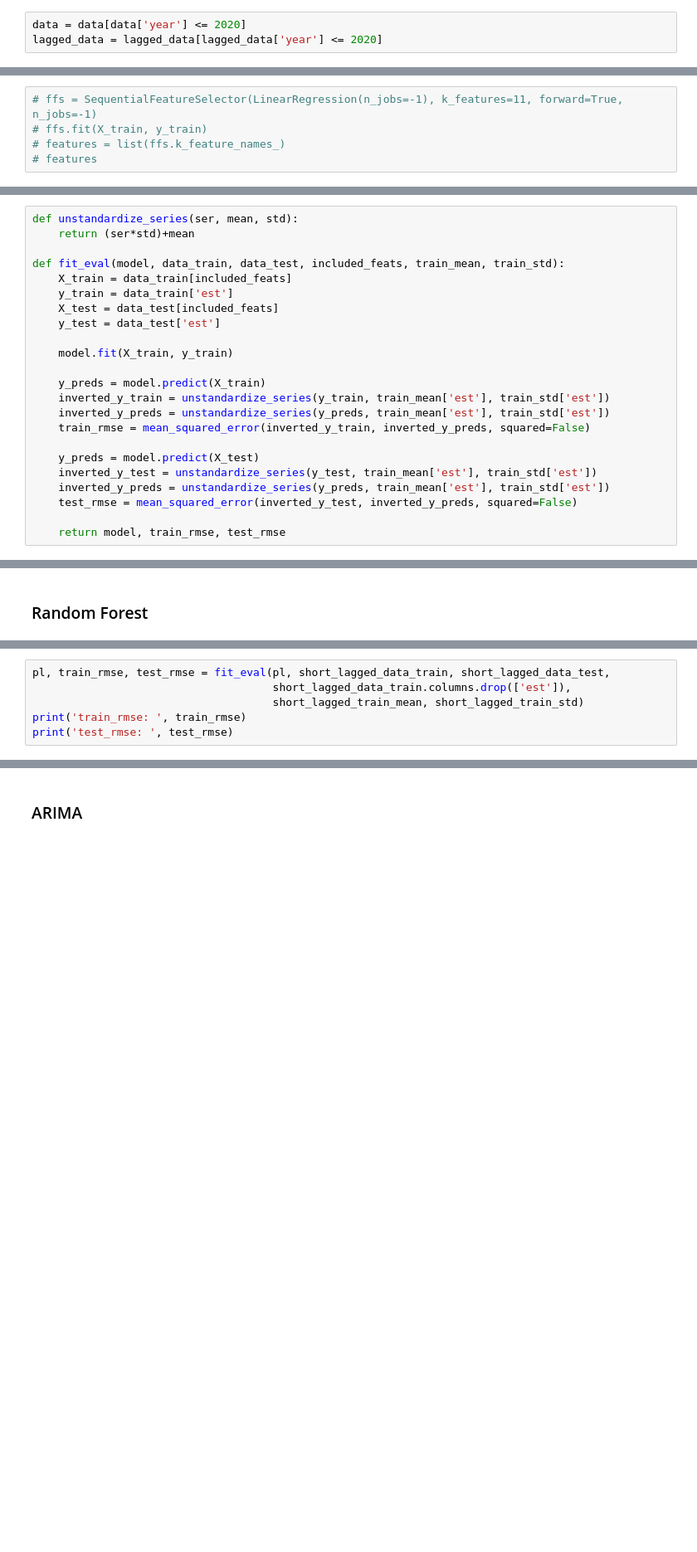
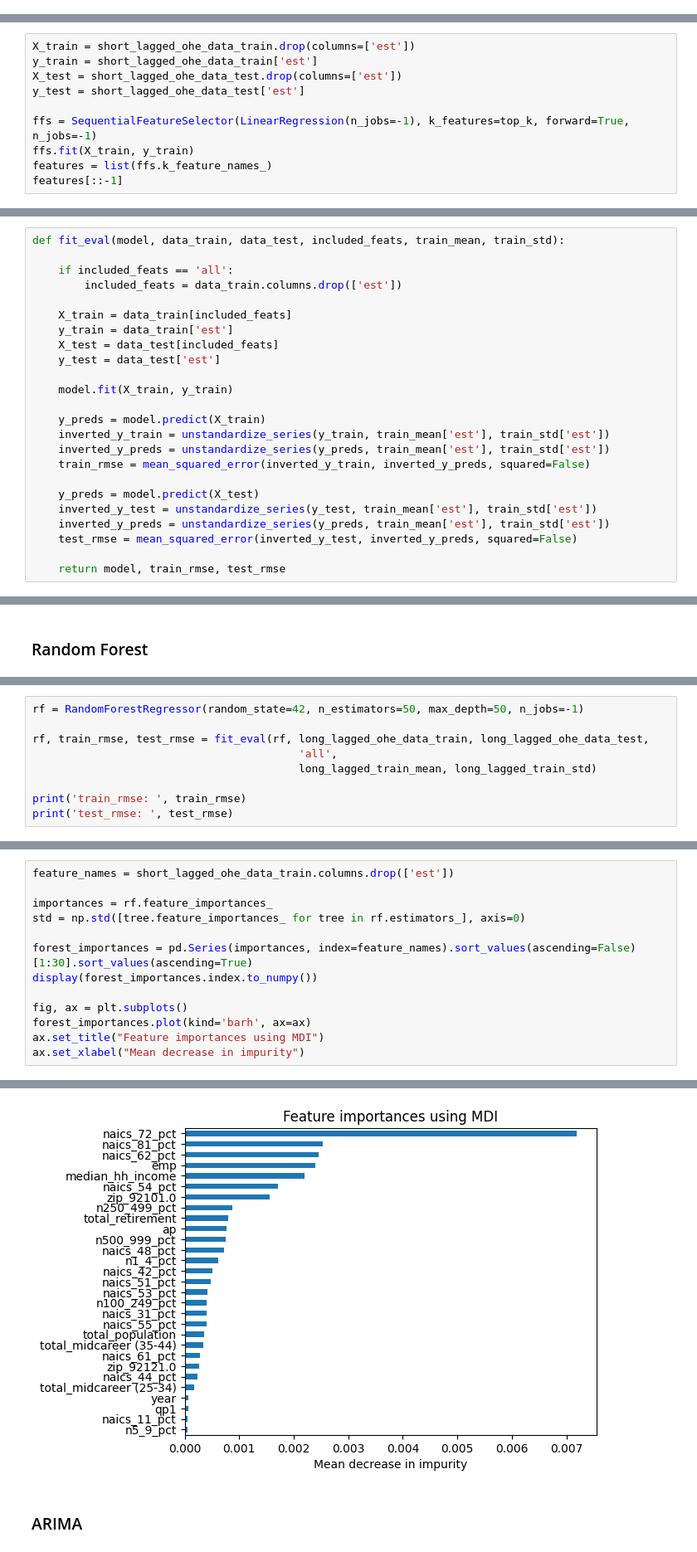
Before and after one commit to inno-apfel/DSC180A-Q1-Project, a Jupyter notebook: notebooks/development/final_model_eval.ipynb, the cells around one changed output, grey strips where cells are left out. Shown at 83% size. Saved outputs shown, nothing was run; the diff lists cells and outputs as text; blank space fills up the shorter version.

```diff
--- a/notebooks/development/final_model_eval.ipynb
+++ b/notebooks/development/final_model_eval.ipynb
@@ -71,9 +35,6 @@ data = pd.read_csv(file_path)
 # %%
 file_path = '../../src/data/temp/lagged_zbp_totals_with_features.csv'
 lagged_data = pd.read_csv(file_path)
-# %%
-data = data[data['year'] <= 2020]
-lagged_data = lagged_data[lagged_data['year'] <= 2020]
 # %% [markdown]
 # Drop Categorical Flags
 # %%
@@ -134,5 +156,10 @@ long_lagged_data_test = (long_lagged_data_test - long_lagged_train_mean) / long_
 # %%
-# ffs = SequentialFeatureSelector(LinearRegression(n_jobs=-1), k_features=11, forward=True, n_jobs=-1)
-# ffs.fit(X_train, y_train)
-# features = list(ffs.k_feature_names_)
-# features
+X_train = short_lagged_ohe_data_train.drop(columns=['est'])
+y_train = short_lagged_ohe_data_train['est']
+X_test = short_lagged_ohe_data_test.drop(columns=['est'])
+y_test = short_lagged_ohe_data_test['est']
+
+ffs = SequentialFeatureSelector(LinearRegression(n_jobs=-1), k_features=top_k, forward=True, n_jobs=-1)
+ffs.fit(X_train, y_train)
+features = list(ffs.k_feature_names_)
+features[::-1]
@@ -164,10 +184,11 @@ long_lagged_data_test = (long_lagged_data_test - long_lagged_train_mean) / long_
 # %% [markdown]
 # Models
 # %%
-def unstandardize_series(ser, mean, std):
-    return (ser*std)+mean
+def fit_eval(model, data_train, data_test, included_feats, train_mean, train_std):
 
-def fit_eval(model, data_train, data_test, included_feats, train_mean, train_std):
+    if included_feats == 'all':
+        included_feats = data_train.columns.drop(['est'])
+
     X_train = data_train[included_feats]
     y_train = data_train['est']
     X_test = data_test[included_feats]
@@ -231,6 +275,9 @@ pl = Pipeline(steps=[('preproc', preproc), ('lr', RandomForestRegressor(random_s
 # %%
-pl, train_rmse, test_rmse = fit_eval(pl, short_lagged_data_train, short_lagged_data_test,
-                                     short_lagged_data_train.columns.drop(['est']),
-                                     short_lagged_train_mean, short_lagged_train_std)
+rf = RandomForestRegressor(random_state=42, n_estimators=50, max_depth=50, n_jobs=-1)
+
+rf, train_rmse, test_rmse = fit_eval(rf, long_lagged_ohe_data_train, long_lagged_ohe_data_test,
+                                         'all',
+                                         long_lagged_train_mean, long_lagged_train_std)
+
 print('train_rmse: ', train_rmse)
 print('test_rmse: ', test_rmse)
@@ -242,0 +287,14 @@ print('test_rmse: ', test_rmse)
+# %%
+feature_names = short_lagged_ohe_data_train.columns.drop(['est'])
+
+importances = rf.feature_importances_
+std = np.std([tree.feature_importances_ for tree in rf.estimators_], axis=0)
+
+forest_importances = pd.Series(importances, index=feature_names).sort_values(ascending=False)[1:30].sort_values(ascending=True)
+display(forest_importances.index.to_numpy())
+
+fig, ax = plt.subplots()
+forest_importances.plot(kind='barh', ax=ax)
+ax.set_title("Feature importances using MDI")
+ax.set_xlabel("Mean decrease in impurity")
+# %% [output]
@@ -243,2 +310,3 @@ print('test_rmse: ', test_rmse)
+[figure, added]
 # %% [markdown]
 ### ARIMA
```
Also changed, not shown: parts of 45 cells of this notebook.
